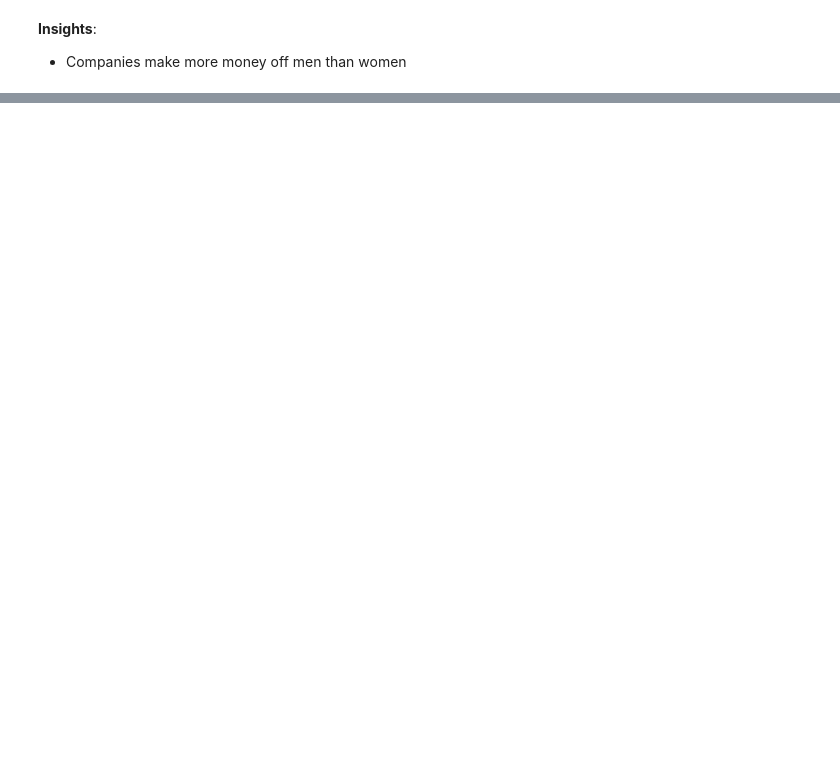
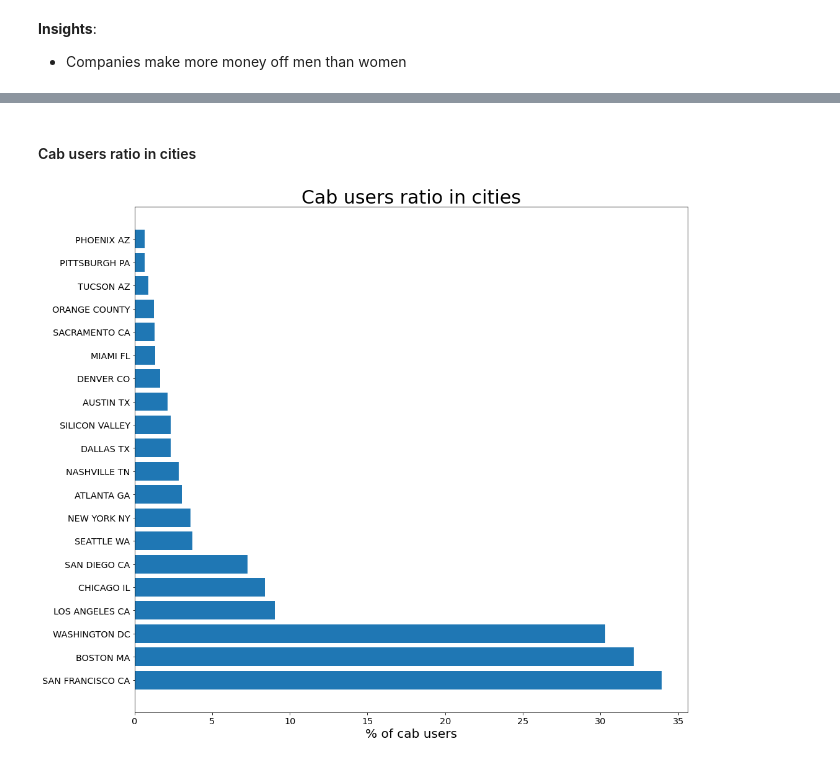
Before and after one commit to KarlsonAV/DGWeek-2-3, a Jupyter notebook: EDA_Notebook.ipynb, the cells around one changed output, grey strips where cells are left out. Cells and saved outputs as stored; diff of their text form; code cells hidden in the pictures; blank space fills up the shorter version.

```diff
--- a/EDA_Notebook.ipynb
+++ b/EDA_Notebook.ipynb
@@ -652,0 +666,17 @@ I've collected enough information in order to make data analysis report. During
+# %% [markdown]
+#### Cab users ratio in cities
+# %%
+plt.figure(figsize=(16,15))
+
+cities["Users_Ratio"] = (cities["Users"] / cities["Population"]) * 100
+cities = cities.sort_values(by=['Users_Ratio'], ascending=False)
+cities = cities.reset_index(drop=True)
+
+plt.barh(cities["City"], cities["Users_Ratio"])
+
+plt.title("Cab users ratio in cities", fontsize=30)
+plt.xlabel("% of cab users", fontsize=20)
+plt.savefig("2.png")
+plt.show()
+# %% [output]
+[figure, added]
```
Also changed, not shown: parts of 58 cells of this notebook, 1 other file.
